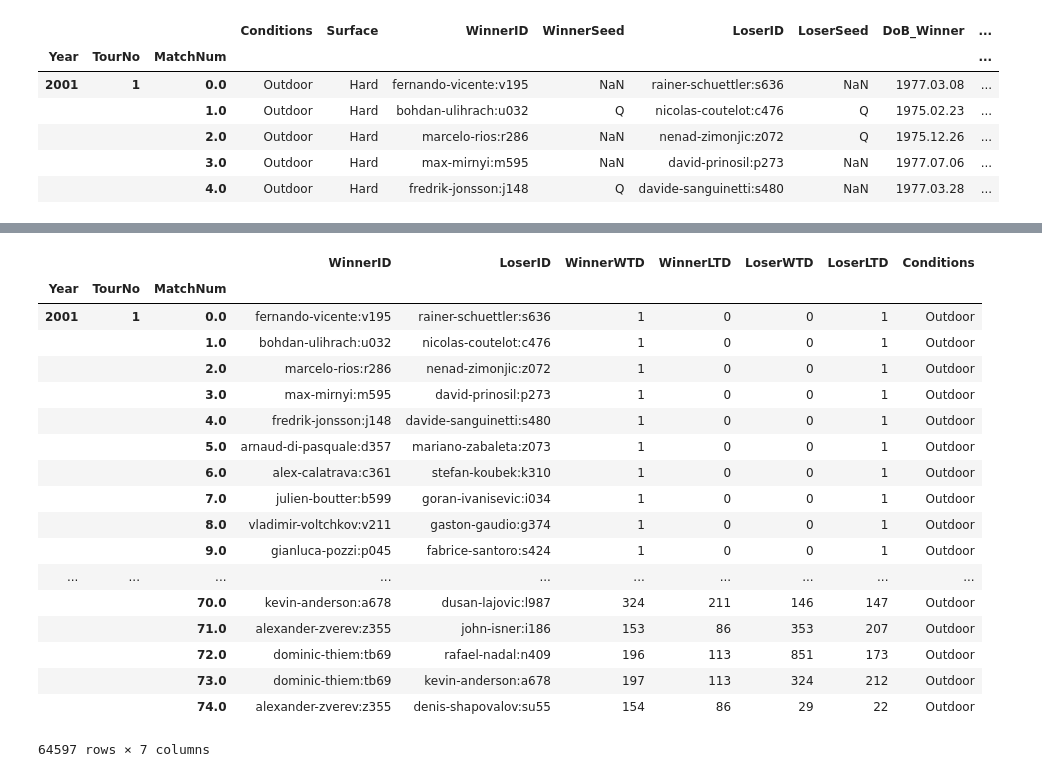
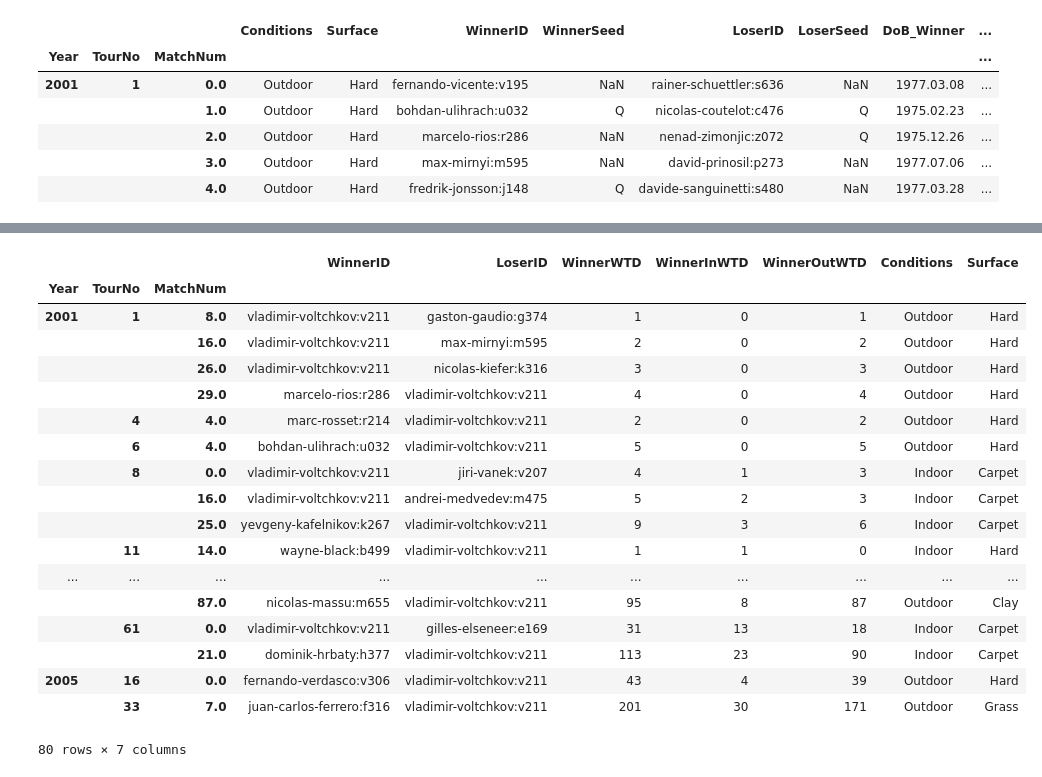
Before and after one commit to andymas78/ATPTennisData, a Jupyter notebook: Cleansing.ipynb, the cells around one changed output, grey strips where cells are left out. Saved outputs shown, nothing was run; the diff lists cells and outputs as text; code cells hidden in the pictures.

```diff
--- a/Cleansing.ipynb
+++ b/Cleansing.ipynb
@@ -114,6 +114,8 @@ dfTennis[['Conditions','Surface','WinnerID','WinnerSeed','LoserID','LoserSeed',
 |  |  | 2.0 | Outdoor | Hard | marcelo-rios:r286 | NaN | nenad-zimonjic:z072 | Q | 1975.12.26 | ... |
 |  |  | 3.0 | Outdoor | Hard | max-mirnyi:m595 | NaN | david-prinosil:p273 | NaN | 1977.07.06 | ... |
 |  |  | 4.0 | Outdoor | Hard | fredrik-jonsson:j148 | Q | davide-sanguinetti:s480 | NaN | 1977.03.28 | ... |
+# %%
+dfTennis = dfTennis[(dfTennis['WinnerID']=='vladimir-voltchkov:v211')|(dfTennis['LoserID']=='vladimir-voltchkov:v211')]
 # %%
 dfTennis['WinnerWTD'] = 0
 dfTennis['WinnerLTD'] = 0
@@ -167,0 +237,22 @@ for match_no in range(0,len(dfTennis)):
+# %%
+dfTennis[(dfTennis['WinnerID']=='vladimir-voltchkov:v211')|(dfTennis['LoserID']=='vladimir-voltchkov:v211')][['WinnerID','LoserID','WinnerWTD','WinnerInWTD','WinnerOutWTD','Conditions','Surface']]
+# %% [output]
+|  |  |  | WinnerID | LoserID | WinnerWTD | WinnerInWTD | WinnerOutWTD | Conditions | Surface |
+| Year | TourNo | MatchNum |  |  |  |  |  |  |  |
+| 2001 | 1 | 8.0 | vladimir-voltchkov:v211 | gaston-gaudio:g374 | 1 | 0 | 1 | Outdoor | Hard |
+|  |  | 16.0 | vladimir-voltchkov:v211 | max-mirnyi:m595 | 2 | 0 | 2 | Outdoor | Hard |
+|  |  | 26.0 | vladimir-voltchkov:v211 | nicolas-kiefer:k316 | 3 | 0 | 3 | Outdoor | Hard |
+|  |  | 29.0 | marcelo-rios:r286 | vladimir-voltchkov:v211 | 4 | 0 | 4 | Outdoor | Hard |
+|  | 4 | 4.0 | marc-rosset:r214 | vladimir-voltchkov:v211 | 2 | 0 | 2 | Outdoor | Hard |
+|  | 6 | 4.0 | bohdan-ulihrach:u032 | vladimir-voltchkov:v211 | 5 | 0 | 5 | Outdoor | Hard |
+|  | 8 | 0.0 | vladimir-voltchkov:v211 | jiri-vanek:v207 | 4 | 1 | 3 | Indoor | Carpet |
+|  |  | 16.0 | vladimir-voltchkov:v211 | andrei-medvedev:m475 | 5 | 2 | 3 | Indoor | Carpet |
+|  |  | 25.0 | yevgeny-kafelnikov:k267 | vladimir-voltchkov:v211 | 9 | 3 | 6 | Indoor | Carpet |
+|  | 11 | 14.0 | wayne-black:b499 | vladimir-voltchkov:v211 | 1 | 1 | 0 | Indoor | Hard |
+| ... | ... | ... | ... | ... | ... | ... | ... | ... | ... |
+|  |  | 87.0 | nicolas-massu:m655 | vladimir-voltchkov:v211 | 95 | 8 | 87 | Outdoor | Clay |
+|  | 61 | 0.0 | vladimir-voltchkov:v211 | gilles-elseneer:e169 | 31 | 13 | 18 | Indoor | Carpet |
+|  |  | 21.0 | dominik-hrbaty:h377 | vladimir-voltchkov:v211 | 113 | 23 | 90 | Indoor | Carpet |
+| 2005 | 16 | 0.0 | fernando-verdasco:v306 | vladimir-voltchkov:v211 | 43 | 4 | 39 | Outdoor | Hard |
+|  | 33 | 7.0 | juan-carlos-ferrero:f316 | vladimir-voltchkov:v211 | 201 | 30 | 171 | Outdoor | Grass |
+80 rows × 7 columns
@@ -168,25 +261,5 @@ for match_no in range(0,len(dfTennis)):
 # %%
-dfTennis[['WinnerID','LoserID','WinnerWTD','WinnerLTD','LoserWTD','LoserLTD','Conditions']]
+dfTennis[['WinnerID','LoserID','WinnerWTD','WinnerLTD','LoserWTD','LoserLTD','WinnerInWTD','WinnerInLTD','LoserInWTD','LoserInLTD','WinnerOutWTD','WinnerOutLTD','LoserOutWTD','LoserOutLTD','Conditions','Surface']]
 #dfTennis[0:25]
-# %% [output]
-|  |  |  | WinnerID | LoserID | WinnerWTD | WinnerLTD | LoserWTD | LoserLTD | Conditions |
-| Year | TourNo | MatchNum |  |  |  |  |  |  |  |
-| 2001 | 1 | 0.0 | fernando-vicente:v195 | rainer-schuettler:s636 | 1 | 0 | 0 | 1 | Outdoor |
-|  |  | 1.0 | bohdan-ulihrach:u032 | nicolas-coutelot:c476 | 1 | 0 | 0 | 1 | Outdoor |
-|  |  | 2.0 | marcelo-rios:r286 | nenad-zimonjic:z072 | 1 | 0 | 0 | 1 | Outdoor |
-|  |  | 3.0 | max-mirnyi:m595 | david-prinosil:p273 | 1 | 0 | 0 | 1 | Outdoor |
-|  |  | 4.0 | fredrik-jonsson:j148 | davide-sanguinetti:s480 | 1 | 0 | 0 | 1 | Outdoor |
-|  |  | 5.0 | arnaud-di-pasquale:d357 | mariano-zabaleta:z073 | 1 | 0 | 0 | 1 | Outdoor |
-|  |  | 6.0 | alex-calatrava:c361 | stefan-koubek:k310 | 1 | 0 | 0 | 1 | Outdoor |
-|  |  | 7.0 | julien-boutter:b599 | goran-ivanisevic:i034 | 1 | 0 | 0 | 1 | Outdoor |
-|  |  | 8.0 | vladimir-voltchkov:v211 | gaston-gaudio:g374 | 1 | 0 | 0 | 1 | Outdoor |
-|  |  | 9.0 | gianluca-pozzi:p045 | fabrice-santoro:s424 | 1 | 0 | 0 | 1 | Outdoor |
-| ... | ... | ... | ... | ... | ... | ... | ... | ... | ... |
-|  |  | 70.0 | kevin-anderson:a678 | dusan-lajovic:l987 | 324 | 211 | 146 | 147 | Outdoor |
-|  |  | 71.0 | alexander-zverev:z355 | john-isner:i186 | 153 | 86 | 353 | 207 | Outdoor |
-|  |  | 72.0 | dominic-thiem:tb69 | rafael-nadal:n409 | 196 | 113 | 851 | 173 | Outdoor |
-|  |  | 73.0 | dominic-thiem:tb69 | kevin-anderson:a678 | 197 | 113 | 324 | 212 | Outdoor |
-|  |  | 74.0 | alexander-zverev:z355 | denis-shapovalov:su55 | 154 | 86 | 29 | 22 | Outdoor |
-64597 rows × 7 columns
 # %%
 len(dfMatches[(dfMatches['WinnerID'] == 'dominic-thiem:tb69')])
```
Also changed, not shown: parts of 8 cells of this notebook, 2 other files.
